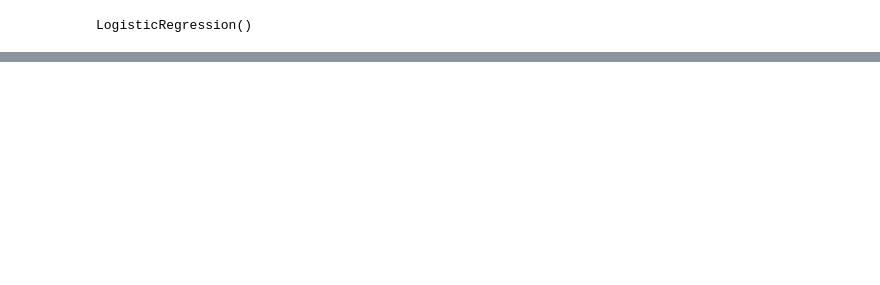
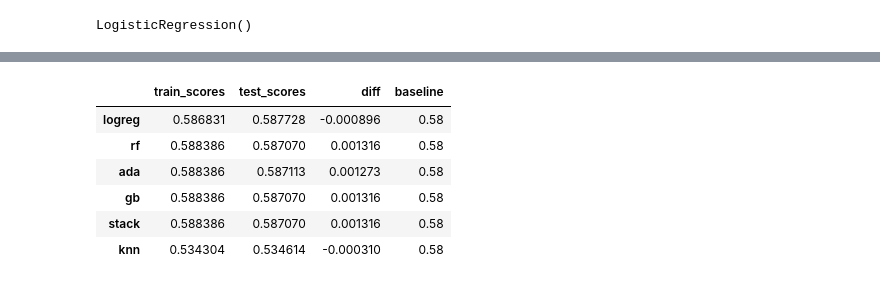
Before and after one commit to ga-dsi-822-group4/recidivism, a Jupyter notebook: New York.ipynb, the cells around one changed output, grey strips where cells are left out. Cells and saved outputs as stored; diff of their text form; code cells hidden in the pictures; blank space fills up the shorter version.

```diff
--- a/New York.ipynb
+++ b/New York.ipynb
@@ -171,0 +230,12 @@ lr.score(X_test, y_test)
+# %%
+#Stacked Model
+level1_estimators = [
+    ('random_forest', RandomForestClassifier()),
+    ('gboost', GradientBoostingClassifier()),
+    ('ada', AdaBoostClassifier())
+]
+
+stacked_model = StackingClassifier(estimators=level1_estimators,
+                                 final_estimator = LogisticRegression())
+
+stacked_model.fit(X_train, y_train)
@@ -171,0 +247,11 @@ lr.score(X_test, y_test)
+# %%
+stack_train = stacked_model.score(X_train, y_train)
+stack_test = stacked_model.score(X_test, y_test)
+# %%
+#KNN
+ss = StandardScaler()
+X_train_sc=ss.fit_transform(X_train)
+X_test_sc= ss.transform(X_test)
+
+knn = KNeighborsClassifier()
+knn.fit(X_train, y_train)
@@ -171,0 +260,3 @@ lr.score(X_test, y_test)
+# %%
+knn_train = knn.score(X_train, y_train)
+knn_test = knn.score(X_test, y_test)
@@ -171,0 +380,19 @@ lr.score(X_test, y_test)
+# %%
+#Model Evaluation No Dummies
+train_scores = [log_train, rf_train, ada_train, gb_train, stack_train, knn_train]
+eval_df = pd.DataFrame(train_scores, columns = ['train_scores'])
+
+eval_df['test_scores'] = [log_test, rf_test, ada_test, gb_test, stack_test, knn_test]
+eval_df.index = ['logreg', 'rf', 'ada', 'gb', 'stack', 'knn']
+eval_df['diff'] = eval_df['train_scores'] - eval_df['test_scores']
+eval_df['baseline'] = .58
+
+eval_df
+# %% [output]
+|  | train_scores | test_scores | diff | baseline |
+| logreg | 0.586831 | 0.587728 | -0.000896 | 0.58 |
+| rf | 0.588386 | 0.587070 | 0.001316 | 0.58 |
+| ada | 0.588386 | 0.587113 | 0.001273 | 0.58 |
+| gb | 0.588386 | 0.587070 | 0.001316 | 0.58 |
+| stack | 0.588386 | 0.587070 | 0.001316 | 0.58 |
+| knn | 0.534304 | 0.534614 | -0.000310 | 0.58 |
```
Also changed, not shown: parts of 53 cells of this notebook.
